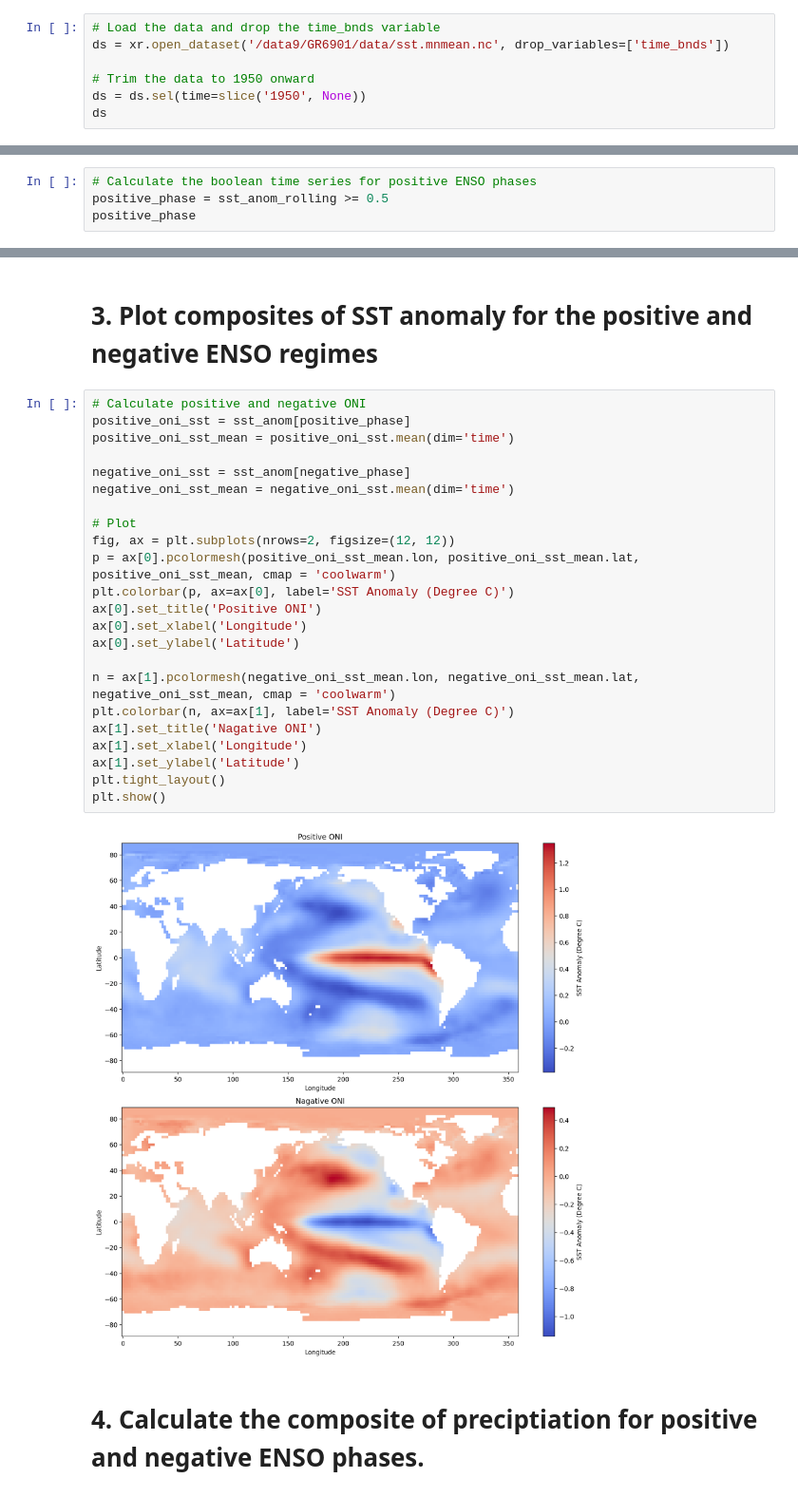
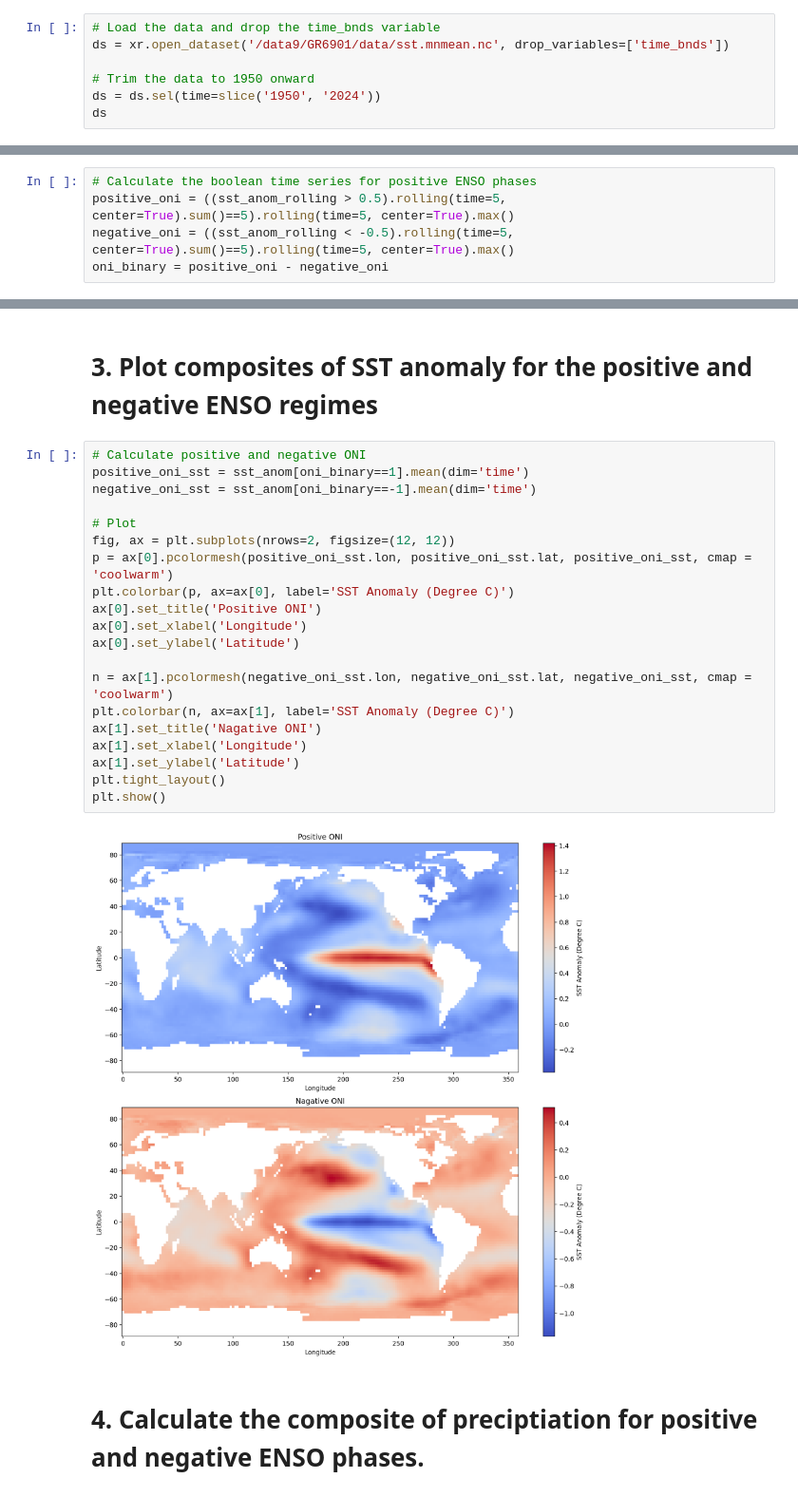
Before and after one commit to Hamsterrrrrrrrr/Assignments_EESC_GR6901, a Jupyter notebook: Assignment8.ipynb, the cells around one changed output, grey strips where cells are left out. Shown at 95% size. Drawn from its saved outputs; the diff is of its cells as text.

```diff
--- a/Assignment8.ipynb
+++ b/Assignment8.ipynb
@@ -12,7 +12,7 @@ plt.rcParams['figure.figsize'] = (12, 6)
 ds = xr.open_dataset('/data9/GR6901/data/sst.mnmean.nc', drop_variables=['time_bnds'])
 
 # Trim the data to 1950 onward
-ds = ds.sel(time=slice('1950', None))
+ds = ds.sel(time=slice('1950', '2024'))
 ds
 # %% [output]
 <xarray.Dataset>
@@ -164,5 +163,6 @@ plt.show()
 # 2. Calculate boolean timeseries representing the positive / negative ENSO phases
 # %%
 # Calculate the boolean time series for positive ENSO phases
-positive_phase = sst_anom_rolling >= 0.5
-positive_phase
+positive_oni = ((sst_anom_rolling > 0.5).rolling(time=5, center=True).sum()==5).rolling(time=5, center=True).max()
+negative_oni = ((sst_anom_rolling < -0.5).rolling(time=5, center=True).sum()==5).rolling(time=5, center=True).max()
+oni_binary = positive_oni - negative_oni
@@ -222,29 +182,26 @@ plt.show()
 # 3. Plot composites of SST anomaly for the positive and negative ENSO regimes
 # %%
 # Calculate positive and negative ONI
-positive_oni_sst = sst_anom[positive_phase]
-positive_oni_sst_mean = positive_oni_sst.mean(dim='time')
-
-negative_oni_sst = sst_anom[negative_phase]
-negative_oni_sst_mean = negative_oni_sst.mean(dim='time')
+positive_oni_sst = sst_anom[oni_binary==1].mean(dim='time')
+negative_oni_sst = sst_anom[oni_binary==-1].mean(dim='time')
 
 # Plot
 fig, ax = plt.subplots(nrows=2, figsize=(12, 12))
-p = ax[0].pcolormesh(positive_oni_sst_mean.lon, positive_oni_sst_mean.lat, positive_oni_sst_mean, cmap = 'coolwarm')
+p = ax[0].pcolormesh(positive_oni_sst.lon, positive_oni_sst.lat, positive_oni_sst, cmap = 'coolwarm')
 plt.colorbar(p, ax=ax[0], label='SST Anomaly (Degree C)')
 ax[0].set_title('Positive ONI')
 ax[0].set_xlabel('Longitude')
 ax[0].set_ylabel('Latitude')
 
-n = ax[1].pcolormesh(negative_oni_sst_mean.lon, negative_oni_sst_mean.lat, negative_oni_sst_mean, cmap = 'coolwarm')
+n = ax[1].pcolormesh(negative_oni_sst.lon, negative_oni_sst.lat, negative_oni_sst, cmap = 'coolwarm')
 plt.colorbar(n, ax=ax[1], label='SST Anomaly (Degree C)')
 ax[1].set_title('Nagative ONI')
 ax[1].set_xlabel('Longitude')
 ax[1].set_ylabel('Latitude')
 plt.tight_layout()
 plt.show()
 # %% [output]
-[figure, old version]
+[figure, new version]
 # %% [markdown]
 # 4. Calculate the composite of preciptiation for positive and negative ENSO phases.
 # %%
```
Also changed, not shown: parts of 8 cells of this notebook.
